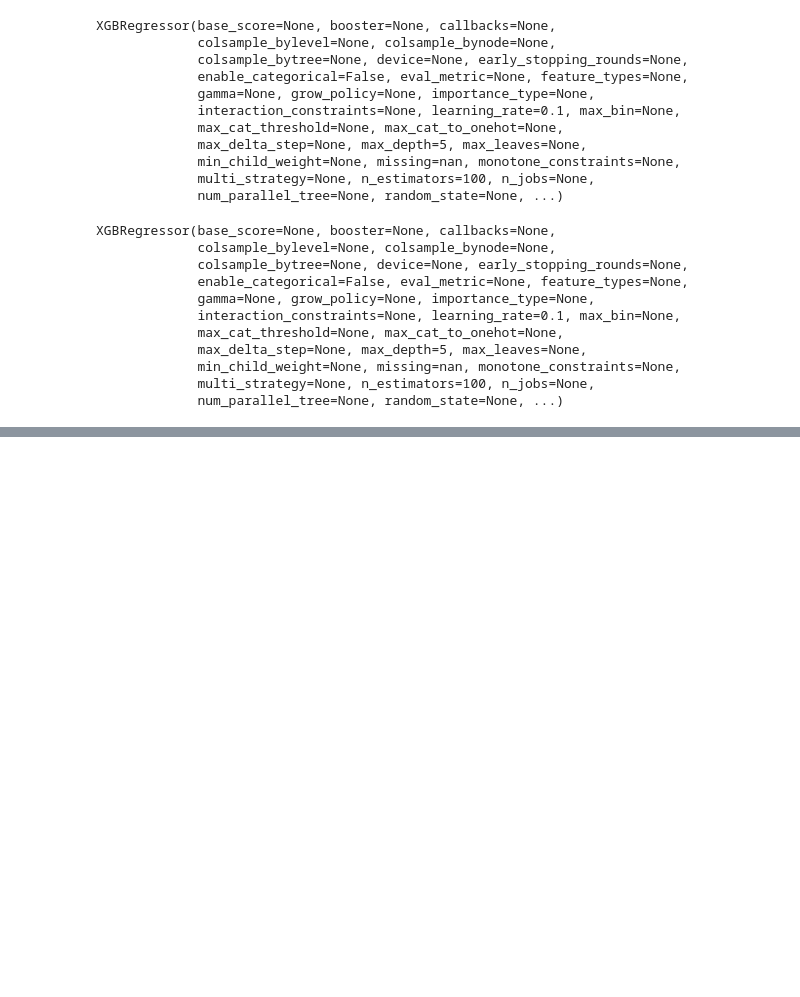
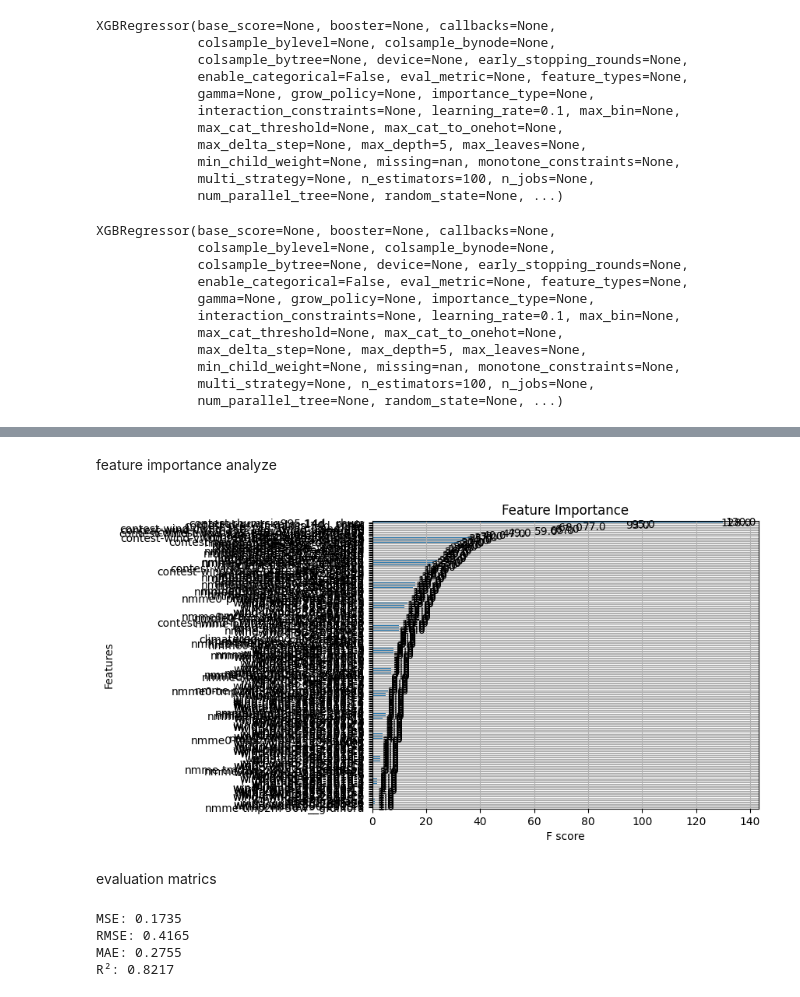
Before and after one commit to aa23amd/HYBRID-ML-BASED-SUB-SEASONAL-WEATHER-FORECASTING, a Jupyter notebook: Untitled9.ipynb, the cells around one changed output, grey strips where cells are left out. Drawn from its saved outputs; the diff is of its cells as text; code cells hidden in the pictures; blank space fills up the shorter version.

Commit message:
xgboost model evaluation and predictions

```diff
--- a/Untitled9.ipynb
+++ b/Untitled9.ipynb
@@ -325,0 +373,11 @@ y_val_pred = model.predict(X_val)
+# %% [markdown]
+feature importance analyze
+# %%
+import xgboost as xgb
+
+# This plots feature importance based on how often features are used for splits
+xgb.plot_importance(model)
+plt.title('Feature Importance')
+plt.show()
+# %% [output]
+[figure, added]
@@ -325,0 +399,20 @@ y_val_pred = model.predict(X_val)
+# %% [markdown]
+evaluation matrics
+# %%
+from sklearn.metrics import mean_squared_error, mean_absolute_error, r2_score
+
+# Compute evaluation metrics
+mse = mean_squared_error(y_val, y_val_pred_original)
+rmse = mse ** 0.5
+mae = mean_absolute_error(y_val, y_val_pred_original)
+r2 = r2_score(y_val, y_val_pred_original)
+
+print(f'MSE: {mse:.4f}')
+print(f'RMSE: {rmse:.4f}')
+print(f'MAE: {mae:.4f}')
+print(f'R²: {r2:.4f}')
+# %% [output]
+MSE: 0.1735
+RMSE: 0.4165
+MAE: 0.2755
+R²: 0.8217
```
Also changed, not shown: parts of 16 cells of this notebook.
